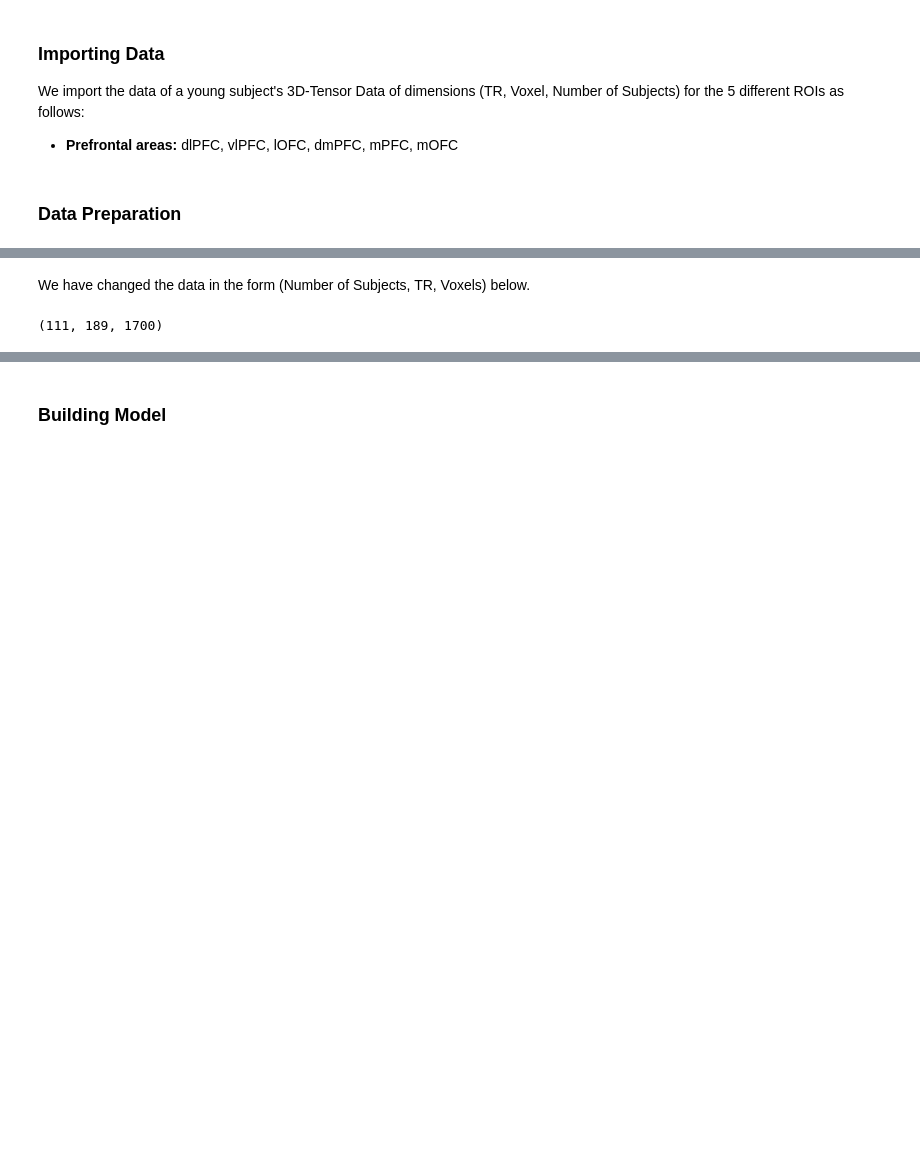
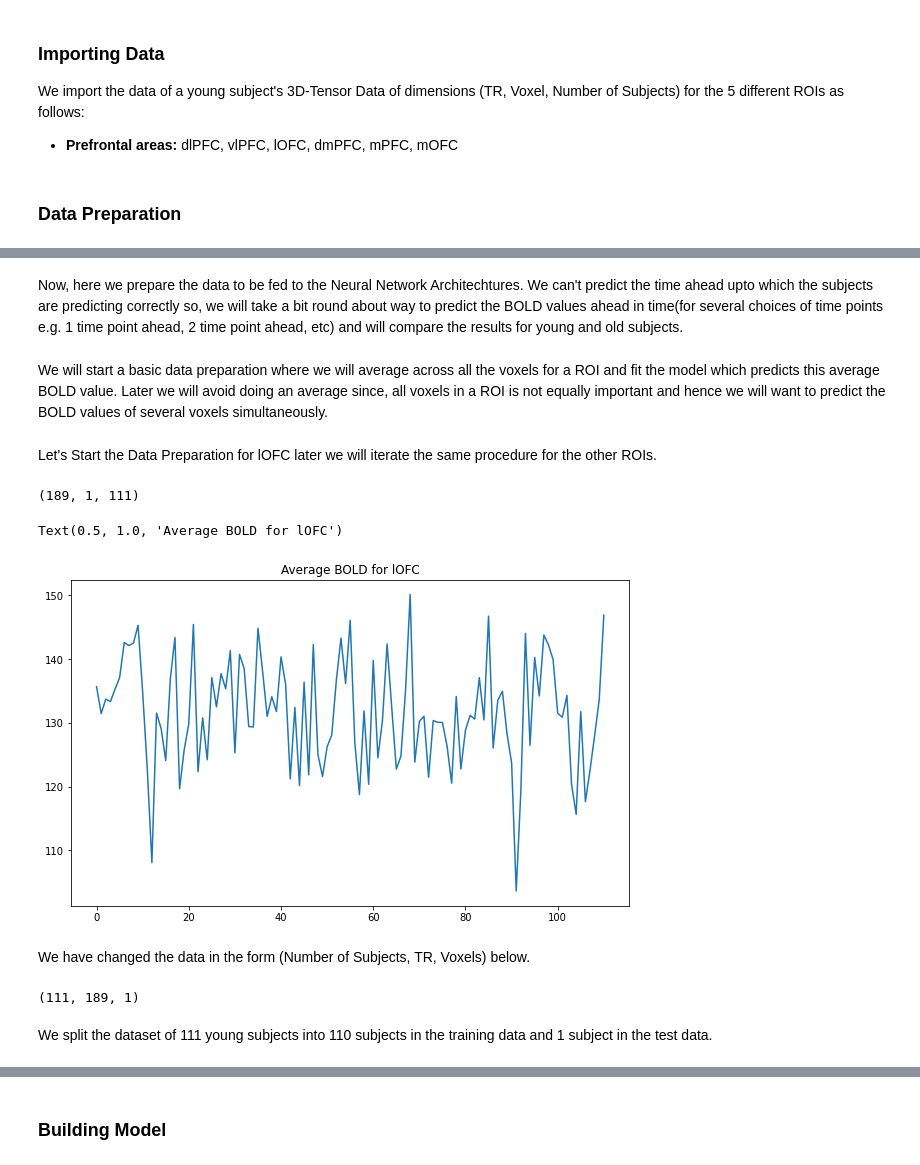
Before and after one commit to RishiDarkDevil/Neural-Uncertainty-Representation, a Jupyter notebook: Neural_Prediction_Uncertainty_Young.ipynb, the cells around one changed output, grey strips where cells are left out. Drawn from its saved outputs; the diff is of its cells as text; code cells hidden in the pictures; blank space fills up the shorter version.

```diff
--- a/Neural_Prediction_Uncertainty_Young.ipynb
+++ b/Neural_Prediction_Uncertainty_Young.ipynb
@@ -26,9 +28,11 @@ We import the data of a young subject's 3D-Tensor Data of dimensions (TR, Voxel,
 # %%
 file_names = [name for name in os.listdir('/content/drive/MyDrive/IIT J Summer Internship 2022/Hitchcock/Data/YOUNG/Voxel_BOLD/Numpy') if name.endswith("npy") and ("(1)" not in name) and ("PFC" in name) or ("OFC" in name)]
 file_names = [name for name in file_names if ("537" not in name)]
+# %%
+ROI_names = [file_name.replace("data_","").replace(".npy","") for file_name in file_names]
 # %%
-data = list()
+data_ori = list()
 for file_name in file_names:
-  data.append(np.load('/content/drive/MyDrive/IIT J Summer Internship 2022/Hitchcock/Data/YOUNG/Voxel_BOLD/Numpy/'+file_name))
+  data_ori.append(np.load('/content/drive/MyDrive/IIT J Summer Internship 2022/Hitchcock/Data/YOUNG/Voxel_BOLD/Numpy/'+file_name))
 # %% [markdown]
 ### Data Preparation
@@ -37,8 +39,29 @@ We here prepare the data to feed it into Neural Network Based Architechtures for
+# %% [markdown]
+Now, here we prepare the data to be fed to the Neural Network Architechtures. We can't predict the time ahead upto which the subjects are predicting correctly so, we will take a bit round about way to predict the BOLD values ahead in time(for several choices of time points e.g. 1 time point ahead, 2 time point ahead, etc) and will compare the results for young and old subjects.
+# %% [markdown]
+We will start a basic data preparation where we will average across all the voxels for a ROI and fit the model which predicts this average BOLD value. Later we will avoid doing an average since, all voxels in a ROI is not equally important and hence we will want to predict the BOLD values of several voxels simultaneously.
+# %%
+data = [np.mean(dat, axis=1, keepdims=True) for dat in data_ori]
+# %% [markdown]
+Let's Start the Data Preparation for lOFC later we will iterate the same procedure for the other ROIs.
+# %%
+data[-1].shape
+# %% [output]
+(189, 1, 111)
+# %%
+plt.figure(figsize=(10, 6))
+plt.plot(data[-1][0,0,:])
+plt.title("Average BOLD for "+ROI_names[-1])
+# %% [output]
+Text(0.5, 1.0, 'Average BOLD for lOFC')
+[figure, added]
 # %% [markdown]
 We have changed the data in the form (Number of Subjects, TR, Voxels) below.
 # %%
 data = [np.transpose(dat, (2,0,1)) for dat in data]
 # %%
-data[2].shape
+data[-1].shape
 # %% [output]
-(111, 189, 1700)
+(111, 189, 1)
+# %% [markdown]
+We split the dataset of 111 young subjects into 110 subjects in the training data and 1 subject in the test data.
```
Also changed, not shown: parts of 24 cells of this notebook.
